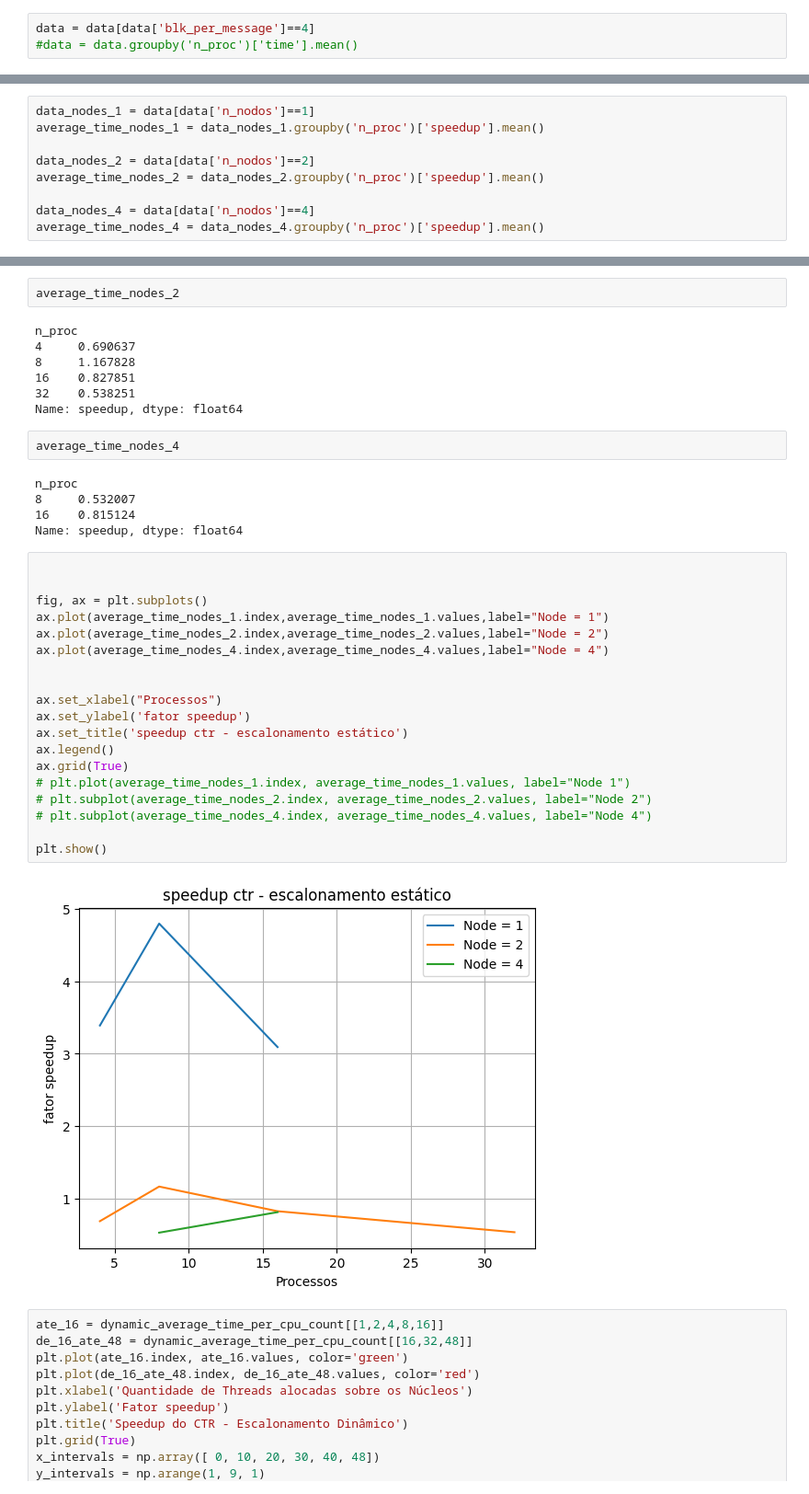
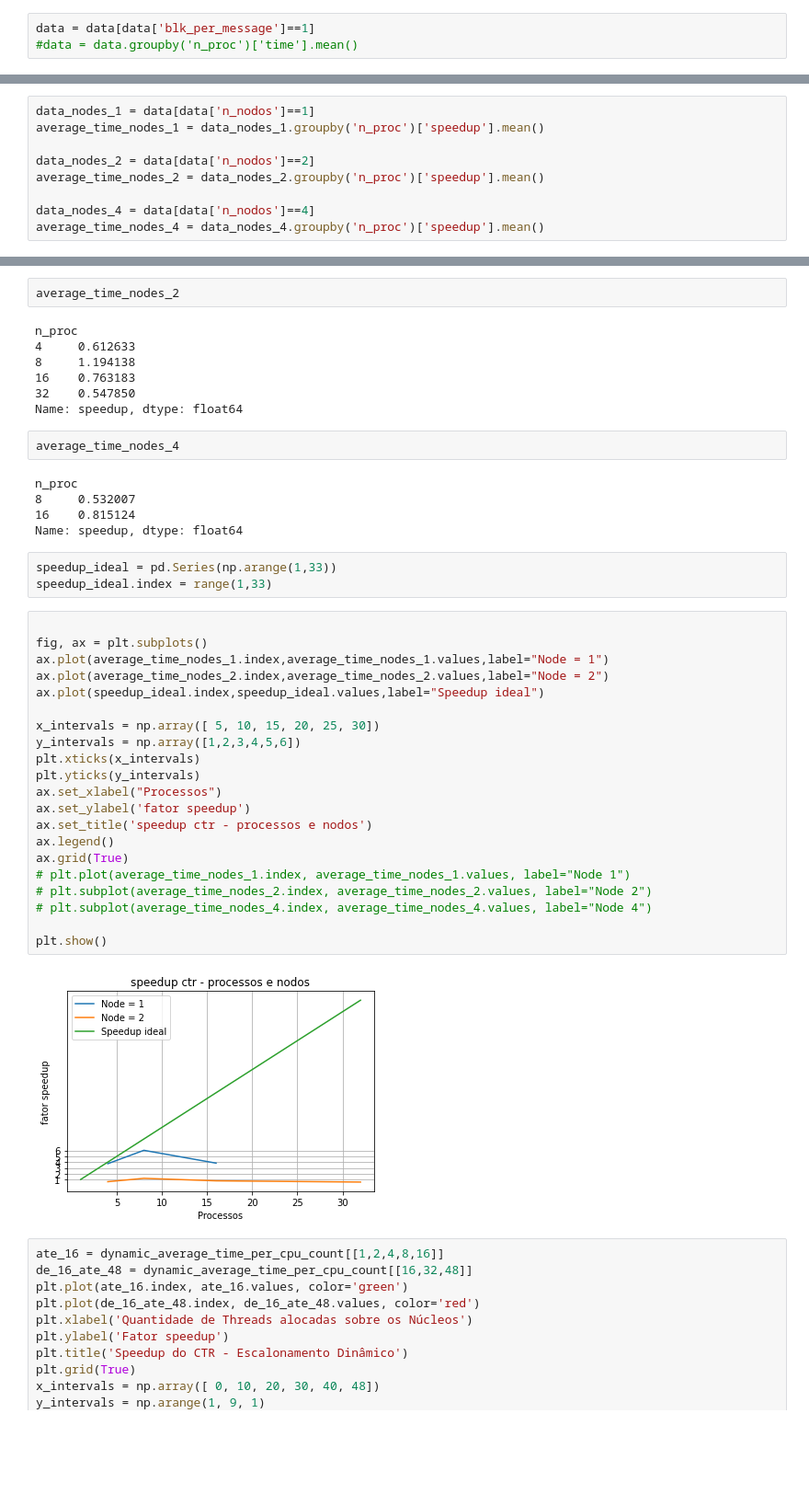
Before and after one commit to gilbertokoerbes/AES-CTRMode-OpenMP_MPI_SpeedUp, a Jupyter notebook: make_graphs.ipynb, the cells around one changed output, grey strips where cells are left out. Shown: that part at 92% size. Drawn from its saved outputs; the diff is of its cells as text; blank space fills up the shorter version.

```diff
--- a/make_graphs.ipynb
+++ b/make_graphs.ipynb
@@ -5,7 +5,7 @@ import numpy as np
 # %%
 data = pd.read_csv('output_results.csv', sep=';')
 # %%
-data = data[data['blk_per_message']==4]
+data = data[data['blk_per_message']==1]
 #data = data.groupby('n_proc')['time'].mean()
 # %%
 data
@@ -76,10 +118,10 @@ Name: speedup, dtype: float64
 average_time_nodes_2
 # %% [output]
 n_proc
-4     0.690637
-8     1.167828
-16    0.827851
-32    0.538251
+4     0.612633
+8     1.194138
+16    0.763183
+32    0.547850
 Name: speedup, dtype: float64
 # %%
 average_time_nodes_4
@@ -88,27 +130,32 @@ n_proc
 8     0.532007
 16    0.815124
 Name: speedup, dtype: float64
+# %%
+speedup_ideal = pd.Series(np.arange(1,33))
+speedup_ideal.index = range(1,33)
 # %%
-
 
 fig, ax = plt.subplots()
 ax.plot(average_time_nodes_1.index,average_time_nodes_1.values,label="Node = 1")
 ax.plot(average_time_nodes_2.index,average_time_nodes_2.values,label="Node = 2")
-ax.plot(average_time_nodes_4.index,average_time_nodes_4.values,label="Node = 4")
+ax.plot(speedup_ideal.index,speedup_ideal.values,label="Speedup ideal")
 
-
+x_intervals = np.array([ 5, 10, 15, 20, 25, 30])
+y_intervals = np.array([1,2,3,4,5,6])
+plt.xticks(x_intervals)
+plt.yticks(y_intervals)
 ax.set_xlabel("Processos")
 ax.set_ylabel('fator speedup')
-ax.set_title('speedup ctr - escalonamento estático')
+ax.set_title('speedup ctr - processos e nodos')
 ax.legend()
 ax.grid(True)
 # plt.plot(average_time_nodes_1.index, average_time_nodes_1.values, label="Node 1")
 # plt.subplot(average_time_nodes_2.index, average_time_nodes_2.values, label="Node 2")
 # plt.subplot(average_time_nodes_4.index, average_time_nodes_4.values, label="Node 4")
 
 plt.show()
 # %% [output]
-[figure, old version]
+[figure, new version]
 # %%
 ate_16 = dynamic_average_time_per_cpu_count[[1,2,4,8,16]]
 de_16_ate_48 = dynamic_average_time_per_cpu_count[[16,32,48]]
```
Also changed, not shown: parts of 6 cells of this notebook.
